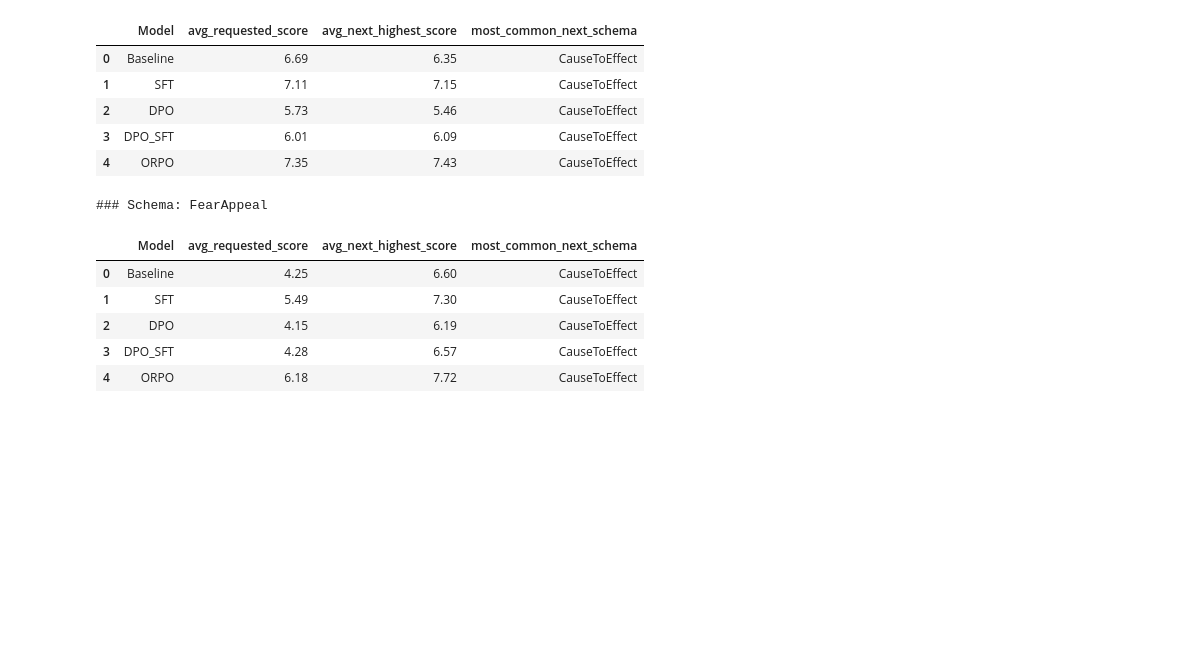
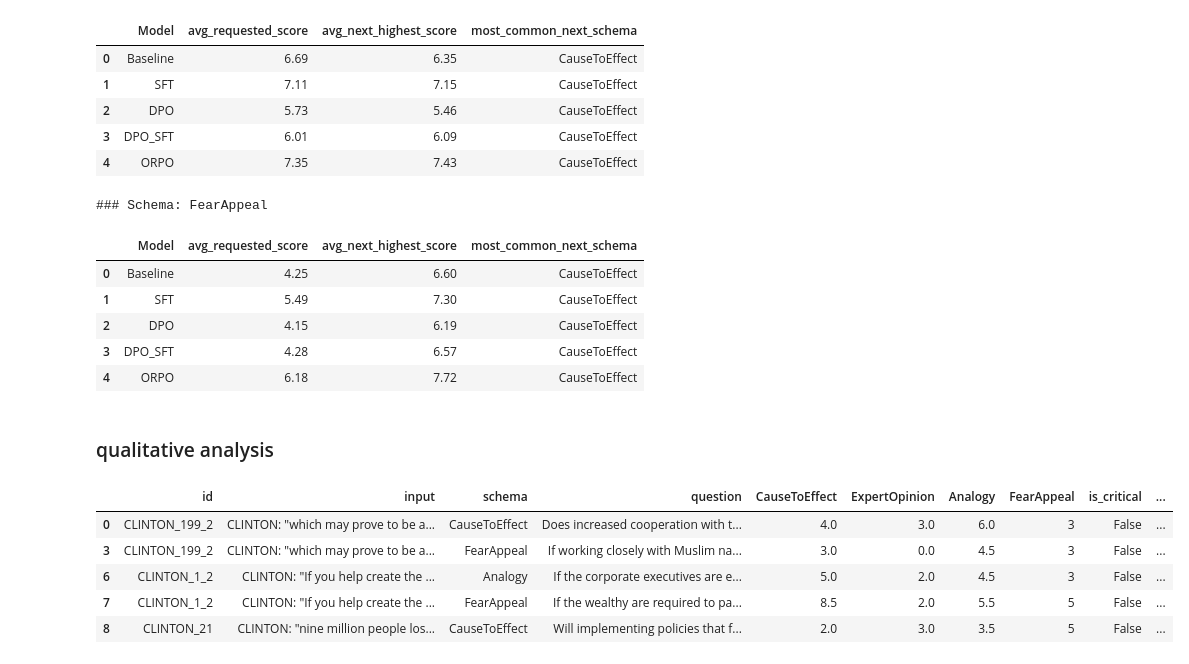
Before and after one commit to RicoStaedeli/NLP2025_CQG, a Jupyter notebook: 5_Evaluation_Analytics.ipynb, the cells around one changed output. Drawn from its saved outputs; the diff is of its cells as text; code cells hidden in the pictures; blank space fills up the shorter version.

Commit message:
qualitative outputs

```diff
--- a/5_Evaluation_Analytics.ipynb
+++ b/5_Evaluation_Analytics.ipynb
@@ -255,7 +255,7 @@ display(stats_df)
 # %% [markdown]
 ### Core Analysis
 # %%
-for i, df in enumerate(dfs):
+for model_name, df in zip(model_names, dfs):
     df['schema_score'] = df.apply(lambda row: row[row['schema']], axis=1)
 
     critical_summary = (
@@ -312,19 +312,8 @@ for i, df in enumerate(dfs):
         '% In Context': '{:.1f}%',
         '% In Context & Critical': '{:.1f}%'
     })
-    name = ""
-    if i == 0:
-      name = "Baseline"
-    elif i == 1:
-      name = "SFT"
-    elif i == 2:
-      name = "DPO"
-    elif i == 2:
-      name = "DPO_SFT"
-    else:
-      name = "ORPO"
 
-    print(f"Summary Table for {name}")
+    print(f"Summary Table for {model_name}")
     display(styler)
 # %% [output]
 Summary Table for Baseline
@@ -670,3 +659,24 @@ for schema in schemas:
 | 2 | DPO | 4.15 | 6.19 | CauseToEffect |
 | 3 | DPO_SFT | 4.28 | 6.57 | CauseToEffect |
 | 4 | ORPO | 6.18 | 7.72 | CauseToEffect |
+# %% [markdown]
+### qualitative analysis
+# %%
+simple_filtered_dfs = []
+
+for df in dfs:
+
+    df['max_schema'] = df[schemas].idxmax(axis=1)
+
+    filtered_df = df[df['schema'] != df['max_schema']]
+
+    simple_filtered_dfs.append(filtered_df)
+
+simple_filtered_dfs[0].head()
+# %% [output]
+|  | id | input | schema | question | CauseToEffect | ExpertOpinion | Analogy | FearAppeal | is_critical | ... |
+| 0 | CLINTON_199_2 | CLINTON: "which may prove to be a... | CauseToEffect | Does increased cooperation with t... | 4.0 | 3.0 | 6.0 | 3 | False | ... |
+| 3 | CLINTON_199_2 | CLINTON: "which may prove to be a... | FearAppeal | If working closely with Muslim na... | 3.0 | 0.0 | 4.5 | 3 | False | ... |
+| 6 | CLINTON_1_2 | CLINTON: "If you help create the ... | Analogy | If the corporate executives are e... | 5.0 | 2.0 | 4.5 | 3 | False | ... |
+| 7 | CLINTON_1_2 | CLINTON: "If you help create the ... | FearAppeal | If the wealthy are required to pa... | 8.5 | 2.0 | 5.5 | 5 | False | ... |
+| 8 | CLINTON_21 | CLINTON: "nine million people los... | CauseToEffect | Will implementing policies that f... | 2.0 | 3.0 | 3.5 | 5 | False | ... |
```
Also changed, not shown: parts of 7 cells of this notebook.
